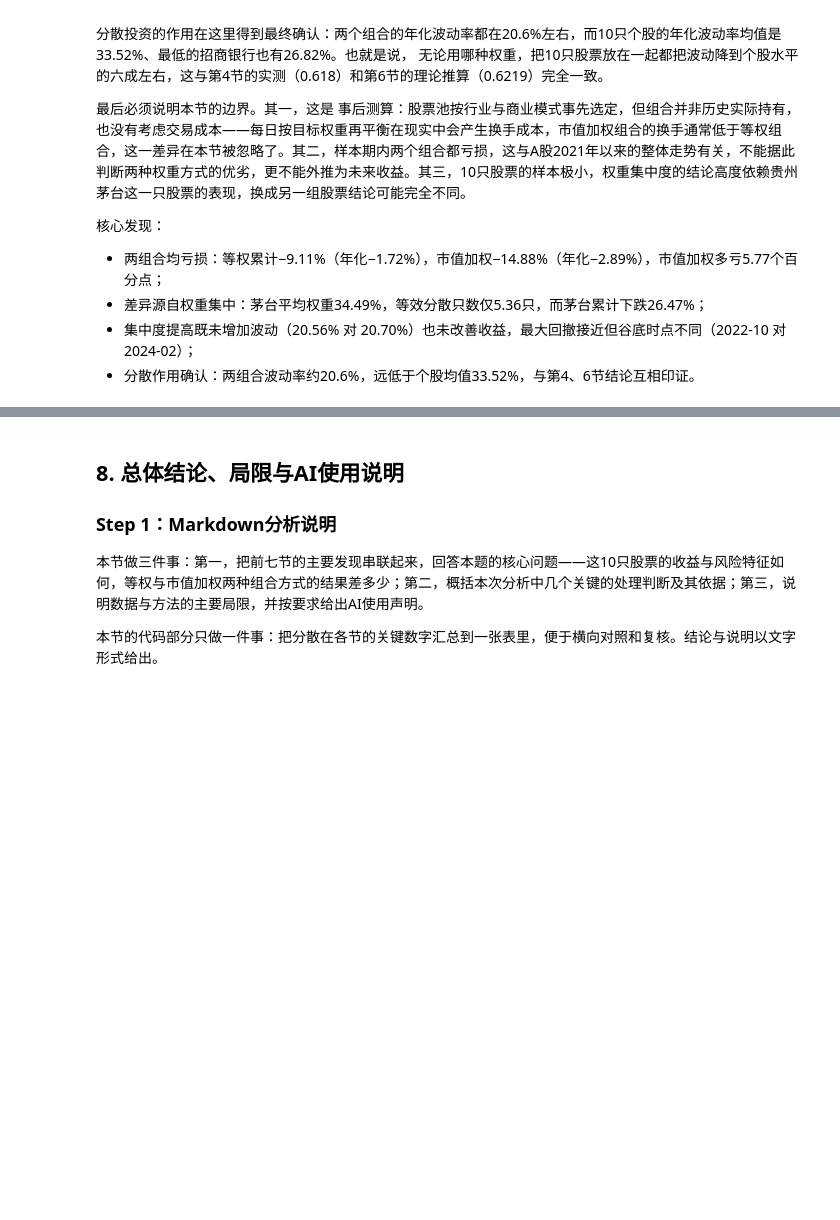
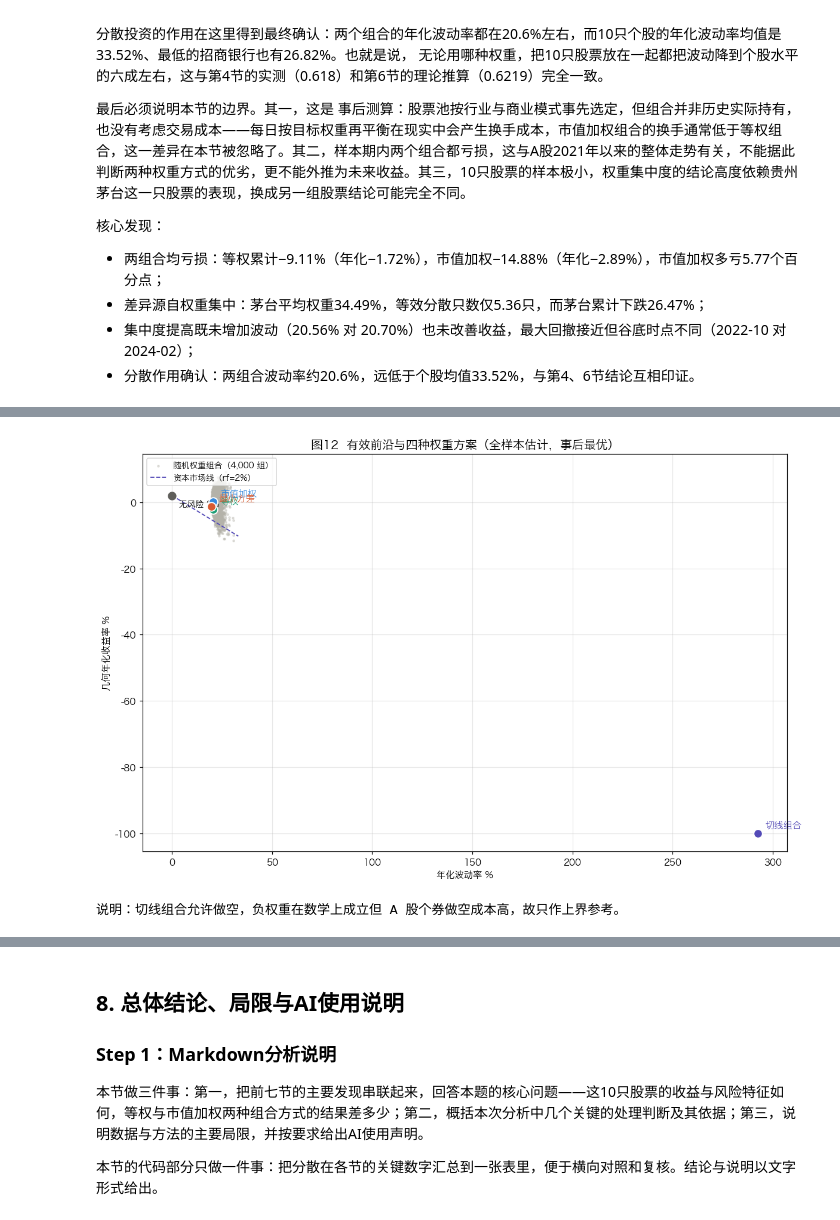
Before and after one commit to Jaremy112/fineco-homework, a Jupyter notebook: hw02-1/hw02-1.ipynb, the cells around one changed output, grey strips where cells are left out. Drawn from its saved outputs; the diff is of its cells as text; code cells hidden in the pictures; blank space fills up the shorter version.

```diff
--- a/hw02-1/hw02-1.ipynb
+++ b/hw02-1/hw02-1.ipynb
@@ -1556,0 +1756,35 @@ print("个股权重的最大值（单日）:", round(float(w_vw.max().max()), 4)
+# %%
+# 图10：有效前沿与四个权重方案的位置
+rng = np.random.default_rng(20261007)
+sim_w = rng.dirichlet(np.ones(n), size=4000)
+sim_r = sim_w @ mu
+sim_v = np.sqrt(np.einsum("ij,jk,ik->i", sim_w, Sigma, sim_w))
+
+fig, ax = plt.subplots(figsize=(11, 7))
+ax.scatter(sim_v * 100, sim_r * 100, s=4, color="#B4B2A9", alpha=0.35, label="随机权重组合（4,000 组）")
+pts = [("等权", w_ew_v, "#1D9E75"), ("市值加权", w_vw_v, "#378ADD"),
+       ("最小方差", w_mv, "#D85A30"), ("切线组合", w_tan, "#534AB7")]
+for tag, w, col in pts:
+    rp = Rm.values @ w
+    g = (1 + rp).prod() ** (252 / len(rp)) - 1
+    v = rp.std() * np.sqrt(252)
+    ax.scatter(v * 100, g * 100, s=90, color=col, zorder=5, edgecolor="white", linewidth=1.2)
+    ax.annotate(tag, (v * 100, g * 100), textcoords="offset points", xytext=(8, 6),
+                fontsize=10, color=col)
+xs = np.linspace(0, sim_v.max() * 100 * 1.05, 100)
+ax.plot(xs, (RF + (mu - RF).T @ w_tan / (w_tan @ Sigma @ w_tan) * (xs / 100)) * 100,
+        color="#534AB7", linestyle="--", linewidth=1.2, label="资本市场线（rf=2%）")
+ax.scatter(0, RF * 100, s=70, color="#5F5E5A", zorder=5)
+ax.annotate("无风险 2%", (0, RF * 100), textcoords="offset points", xytext=(8, -12), fontsize=9)
+ax.set_xlabel("年化波动率 %")
+ax.set_ylabel("几何年化收益率 %")
+ax.set_title("图12  有效前沿与四种权重方案（全样本估计，事后最优）", fontsize=13)
+ax.legend(fontsize=9, loc="upper left")
+ax.grid(alpha=0.3)
+fig.tight_layout()
+plt.show()
+
+print("说明：切线组合允许做空，负权重在数学上成立但 A 股个券做空成本高，故只作上界参考。")
+# %% [output]
+[figure, added]
+说明：切线组合允许做空，负权重在数学上成立但 A 股个券做空成本高，故只作上界参考。
```
Also changed, not shown: parts of 10 cells of this notebook, 5 other files.
